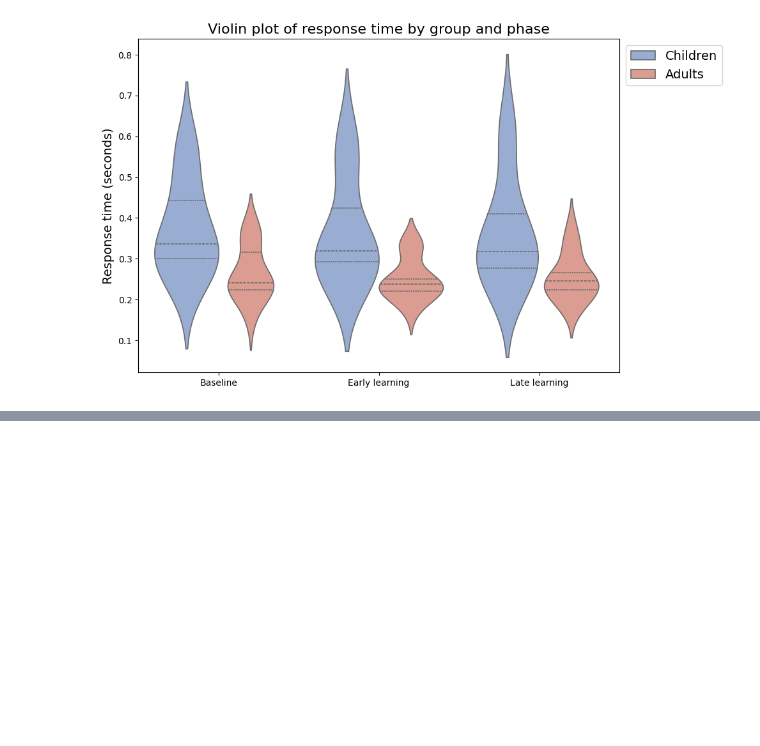
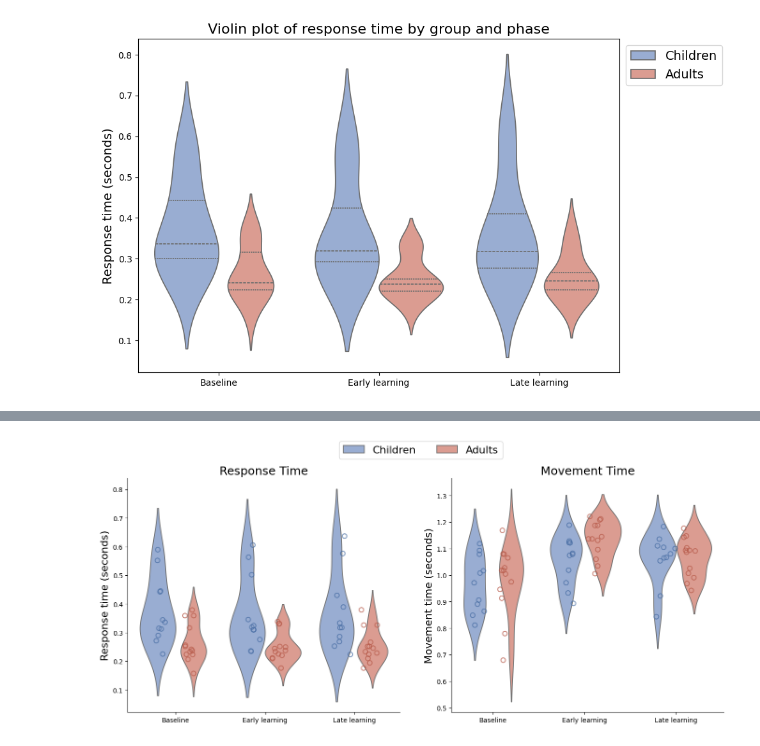
Before and after one commit to siddiskid/IMM-Lab, a Jupyter notebook: figures.ipynb, the cells around one changed output, grey strips where cells are left out. Saved outputs shown, nothing was run; the diff lists cells and outputs as text; code cells hidden in the pictures; blank space fills up the shorter version.

```diff
--- a/figures.ipynb
+++ b/figures.ipynb
@@ -403,0 +405,74 @@ plt.show()
+# %%
+phases = ["Baseline", "Early learning", "Late learning"]
+
+# meanMT data
+child_mt_all = [get_all_participant_values(child_data_dir, "meanMT", i) for i in range(3)]
+adult_mt_all = [get_all_participant_values(adult_data_dir, "meanMT", i) for i in range(3)]
+mt_data = []
+for i, phase in enumerate(phases):
+    for v in child_mt_all[i]:
+        mt_data.append({"Group": "Children", "Phase": phase, "Value": v, "PhaseIdx": i})
+    for v in adult_mt_all[i]:
+        mt_data.append({"Group": "Adults", "Phase": phase, "Value": v, "PhaseIdx": i})
+mt_df = pd.DataFrame(mt_data)
+
+# meanRT data
+child_rt_all = [get_all_participant_values(child_data_dir, "meanRT", i) for i in range(3)]
+adult_rt_all = [get_all_participant_values(adult_data_dir, "meanRT", i) for i in range(3)]
+rt_data = []
+for i, phase in enumerate(phases):
+    for v in child_rt_all[i]:
+        rt_data.append({"Group": "Children", "Phase": phase, "Value": v, "PhaseIdx": i})
+    for v in adult_rt_all[i]:
+        rt_data.append({"Group": "Adults", "Phase": phase, "Value": v, "PhaseIdx": i})
+rt_df = pd.DataFrame(rt_data)
+
+fig, axes = plt.subplots(1, 2, figsize=(14, 6), sharey=False)
+plt.subplots_adjust(wspace=20)
+
+# --- Response Time violin plot ---
+sns.violinplot(ax=axes[0], x="Phase", y="Value", hue="Group", data=rt_df, split=False, inner=None, palette=["#8faadc", "#e79385"])
+axes[0].set_ylabel("Response time (seconds)", fontsize=16)
+axes[0].set_xlabel("")
+axes[0].set_title("Response Time", fontsize=18)
+axes[0].spines['top'].set_visible(False)
+axes[0].spines['right'].set_visible(False)
+axes[0].legend_.remove()
+
+# Overlay outlined scatter points for each group/phase
+for i, phase in enumerate(phases):
+    # Children
+    y = child_rt_all[i]
+    x = np.random.normal(i - 0.15, 0.04, size=len(y))  # jitter
+    axes[0].scatter(x, y, facecolors='none', edgecolors="#4a6fa5", s=50, zorder=3, alpha=0.7, linewidths=1.5, label=None)
+    # Adults
+    y = adult_rt_all[i]
+    x = np.random.normal(i + 0.15, 0.04, size=len(y))
+    axes[0].scatter(x, y, facecolors='none', edgecolors="#b85c4c", s=50, zorder=3, alpha=0.7, linewidths=1.5, label=None)
+
+# --- Movement Time violin plot ---
+sns.violinplot(ax=axes[1], x="Phase", y="Value", hue="Group", data=mt_df, split=False, inner=None, palette=["#8faadc", "#e79385"])
+axes[1].set_ylabel("Movement time (seconds)", fontsize=16)
+axes[1].set_xlabel("")
+axes[1].set_title("Movement Time", fontsize=18)
+axes[1].spines['top'].set_visible(False)
+axes[1].spines['right'].set_visible(False)
+axes[1].legend_.remove()
+
+for i, phase in enumerate(phases):
+    # Children
+    y = child_mt_all[i]
+    x = np.random.normal(i - 0.15, 0.04, size=len(y))
+    axes[1].scatter(x, y, facecolors='none', edgecolors="#4a6fa5", s=50, zorder=3, alpha=0.7, linewidths=1.5, label=None)
+    # Adults
+    y = adult_mt_all[i]
+    x = np.random.normal(i + 0.15, 0.04, size=len(y))
+    axes[1].scatter(x, y, facecolors='none', edgecolors="#b85c4c", s=50, zorder=3, alpha=0.7, linewidths=1.5, label=None)
+
+# Shared legend
+handles, labels_ = axes[0].get_legend_handles_labels()
+fig.legend(handles, labels_, fontsize=16, loc='upper center', bbox_to_anchor=(0.5, 1.05), ncol=2)
+plt.tight_layout(rect=[0, 0, 1, 0.97])
+plt.show()
+# %% [output]
+[figure, added]
```
Also changed, not shown: parts of 3 cells of this notebook, 6 other files.
